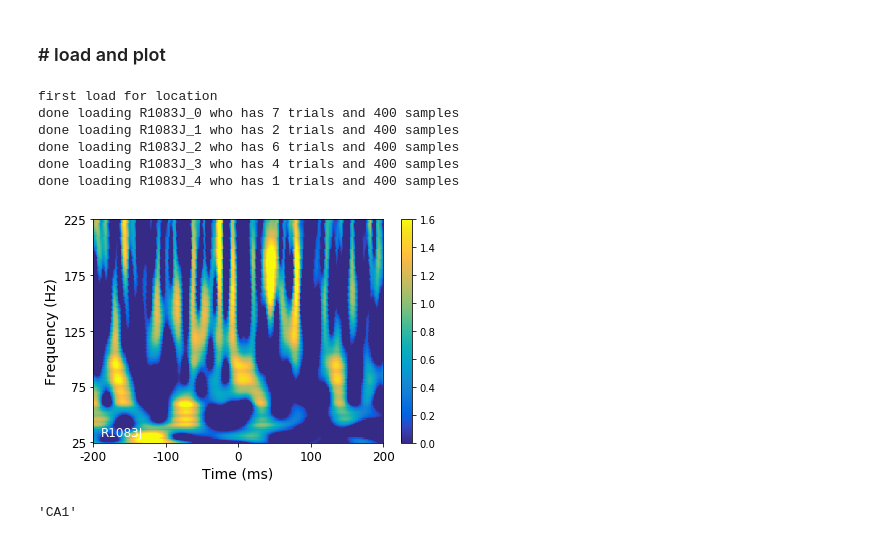
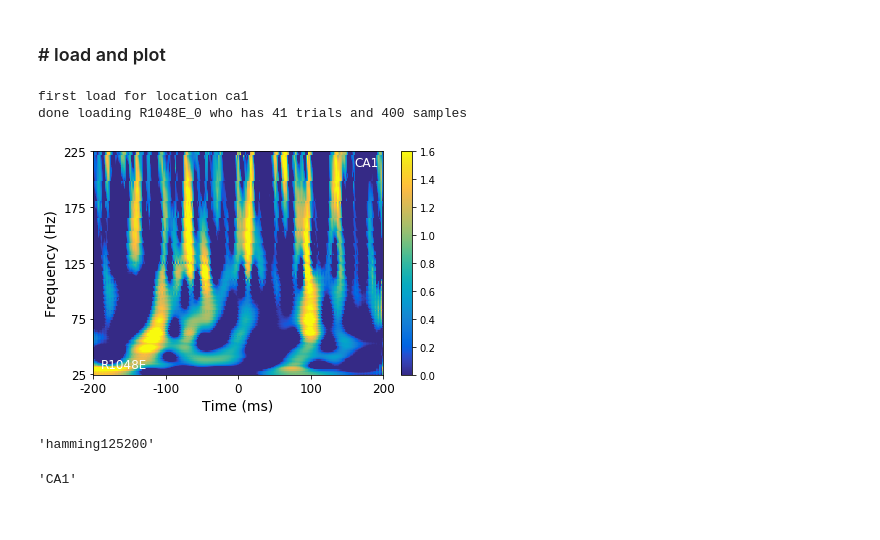
Before and after one commit to jjsakon/SWR, a Jupyter notebook: code/SWRanalysisSpectrograms.ipynb, the cells around one changed output. Cells and saved outputs as stored; diff of their text form; code cells hidden in the pictures.

Commit message:
2021-01-26 updated 125-200 filter. think we're ready to go for exp_df analysis

```diff
--- a/code/SWRanalysisSpectrograms.ipynb
+++ b/code/SWRanalysisSpectrograms.ipynb
@@ -840,7 +838,7 @@ if save_values == 1:
     if os.path.isdir(path_name) == False:
         os.mkdir(path_name)
     fn = os.path.join(path_name,
-        'SWR_df_'+exp+'_'+region_name+'_'+location_selected+'_'+str(recall_type_switch)+'_'+soz_label+'.p')
+        'SWR_df_'+exp+'_'+region_name+'_'+location_selected+'_'+str(recall_type_switch)+'_'+soz_label+'_'+filter_type+'.p')
     with open(fn,'wb') as f:
         pickle.dump({'SWR_df':SWR_df}, f)
     print('done saving')
@@ -849,12 +847,12 @@ IndexError: boolean index did not match indexed array along dimension 0; dimensi
 # %% [markdown]
 ## load SWR_df and go through every sub_sess, grab the right recalls using recall_idx, and grab the eeg from every one
 # %%
-# run "load bulk data" above first to get right setup variables then load from here:
-location_selected = 'dg' # 'ca1' '' for ENT or PHC
+# run "## bulk load data" above first to get right setup variables then load from here:
+location_selected = 'ca1' # 'ca1' '' for ENT or PHC
 
 path_name = '/home1/john/SWR/compiled/ripple_time_dfs/'
 fn = os.path.join(path_name,
-    'SWR_df_'+exp+'_'+region_name+'_'+location_selected+'_'+str(recall_type_switch)+'_'+soz_label+'.p')
+    'SWR_df_'+exp+'_'+region_name+'_'+location_selected+'_'+str(recall_type_switch)+'_'+soz_label+'_'+filter_type+'.p')
 with open(fn,'rb') as f:
     dat = pickle.load(f)
     SWR_df = dat['SWR_df']
@@ -885,7 +883,7 @@ freqs = np.arange(25,225.1,1)
 morlet_dist = 200 # how many ms to keep on either side of SWR_start
 SWR_keep_range = [-500,0] # keep SWRs that occurred at these time points
 
-for row in half_df.itertuples(): #sub_df.itertuples():  #half_df.itertuples(): ### DON'T CHANGE THIS TO EXP
+for row in sub_df.itertuples(): #sub_df.itertuples():  #half_df.itertuples(): ### DON'T CHANGE THIS TO EXP
 
     SWR_keep = []
     sub = row.subject; session = row.session
@@ -975,7 +973,7 @@ for row in half_df.itertuples(): #sub_df.itertuples():  #half_df.itertuples(): #
             if os.path.isdir(path_name) == False:
                 os.mkdir(path_name)
             fn = os.path.join(path_name,
-                'SWR_spect_'+sub+'_'+str(session)+'_'+exp+'_'+region_name+'_'+location_selected+'_'+str(recall_type_switch)+'_'+soz_label+'.lzma')
+                'SWR_spect_'+sub+'_'+str(session)+'_'+exp+'_'+region_name+'_'+location_selected+'_'+str(recall_type_switch)+'_'+soz_label+'_'+filter_type+'.lzma')
             with open(fn, 'wb') as f:
                 dump(SWR_keep, f, compress=('lzma', 3))
             print('done saving '+sub+'-'+str(session))
@@ -1036,9 +995,9 @@ from joblib import load
 from scipy.signal import resample
 path_name = '/scratch/john/SWR_spectrograms/'
 
-location_selected = '' # 'ca1' 'dg'
+location_selected = 'ca1' # 'ca1' 'dg'
 
-subs = ['R1083J']
+# subs = ['R1083J'] single should be defined above but can define here if you ran half_df or exp_df instead
 sub_df = df[(df.subject.isin(subs))  & (df.experiment == exp)] # all sessions for subs
 # sub_df = sub_df[0:1]
 
@@ -1049,7 +1008,7 @@ for row in sub_df.itertuples(): #sub_df.itertuples():  #half_df.itertuples(): ##
         temp_SWR = []
         sub = row.subject; session = row.session; exp = row.experiment
         fn = os.path.join(path_name,
-            'SWR_spect_'+sub+'_'+str(session)+'_'+exp+'_'+region_name+'_'+location_selected+'_'+str(recall_type_switch)+'_'+soz_label+'.lzma')
+            'SWR_spect_'+sub+'_'+str(session)+'_'+exp+'_'+region_name+'_'+location_selected+'_'+str(recall_type_switch)+'_'+soz_label+'_'+filter_type+'.lzma')
         with open(fn, 'rb') as f:
             temp_SWR = load(f)
             if np.shape(temp_SWR)[2] != 400: # if not sr=1000 with +/- 200 ms
@@ -1064,21 +1023,18 @@ for row in sub_df.itertuples(): #sub_df.itertuples():  #half_df.itertuples(): ##
     except:
         continue
 # %% [output]
-first load for location
-done loading R1083J_0 who has 7 trials and 400 samples
-done loading R1083J_1 who has 2 trials and 400 samples
-done loading R1083J_2 who has 6 trials and 400 samples
-done loading R1083J_3 who has 4 trials and 400 samples
-done loading R1083J_4 who has 1 trials and 400 samples
+first load for location ca1
+done loading R1048E_0 who has 41 trials and 400 samples
 # %%
 from general import parula_map
 
-save_fig = 1
+save_fig = 0
 single_trial = 1
 
 if single_trial == 1:
 
-    trial = 9
+    trial = 20
+
     matshow(stats.zscore(SWR_across_sessions[trial,:,:],1), fignum=0, aspect='auto', cmap=parula_map, vmin=0, vmax=1.6) # 'viridis'
 else:
     matshow(np.mean(stats.zscore(SWR_across_sessions,2), 0), fignum=0, aspect='auto', cmap=parula_map, vmin=0, vmax=1.6) # 'viridis'
@@ -1087,34 +1043,38 @@ else:
 gca().invert_yaxis()
 ytick_size = 50
 yticks(np.arange(0,len(freqs),ytick_size), np.arange(25,225.1,ytick_size,dtype=int), fontsize=12) # positions, labels
 # setp(gca().get_yticklabels()[::2], visible=False) # get every other
 ylabel('Frequency (Hz)', fontsize=14)
 
 # x-axis
 gca().xaxis.set_ticks_position('bottom')
 xtick_size = 100
 xticks(np.arange(0,2*morlet_dist+0.1,xtick_size), np.arange(-200,200+0.1,xtick_size,dtype=int),fontsize=12)
 # setp(gca().get_xticklabels()[::2], visible=False)
 xlabel('Time (ms)', fontsize=14)
 
 text(10,5,sub,size=12,color=[1,1,1])
 text(360,187,location_selected.upper(),size=12,color=[1,1,1])
 if single_trial != 1:
     text(10,187,str(np.shape(SWR_across_sessions)[0])+' ripples',size=12,color=[1,1,1])
 colorbar()
 tight_layout()
 
 if save_fig == 1:
     if single_trial == 1:
         fname = '/home1/john/SWR/figures/spectrograms/single_trials/'+sub+'_'+region_name+'_'+\
             location_selected+'_'+str(np.shape(SWR_across_sessions)[0])+'_trial-'+str(trial)+'.pdf'
     else:
         fname = '/home1/john/SWR/figures/spectrograms/'+sub+'_'+region_name+'_'+\
             location_selected+'_'+str(np.shape(SWR_across_sessions)[0])+'_ripples.pdf'
     savefig(fname,format='pdf')
 a=1;
 # %% [output]
-[figure, old version]
+[figure, new version]
+# %%
+filter_type
+# %% [output]
+'hamming125200'
 # %%
 # %% [output]
 'CA1'
```
Also changed, not shown: parts of 8 cells of this notebook, 4 other files.
